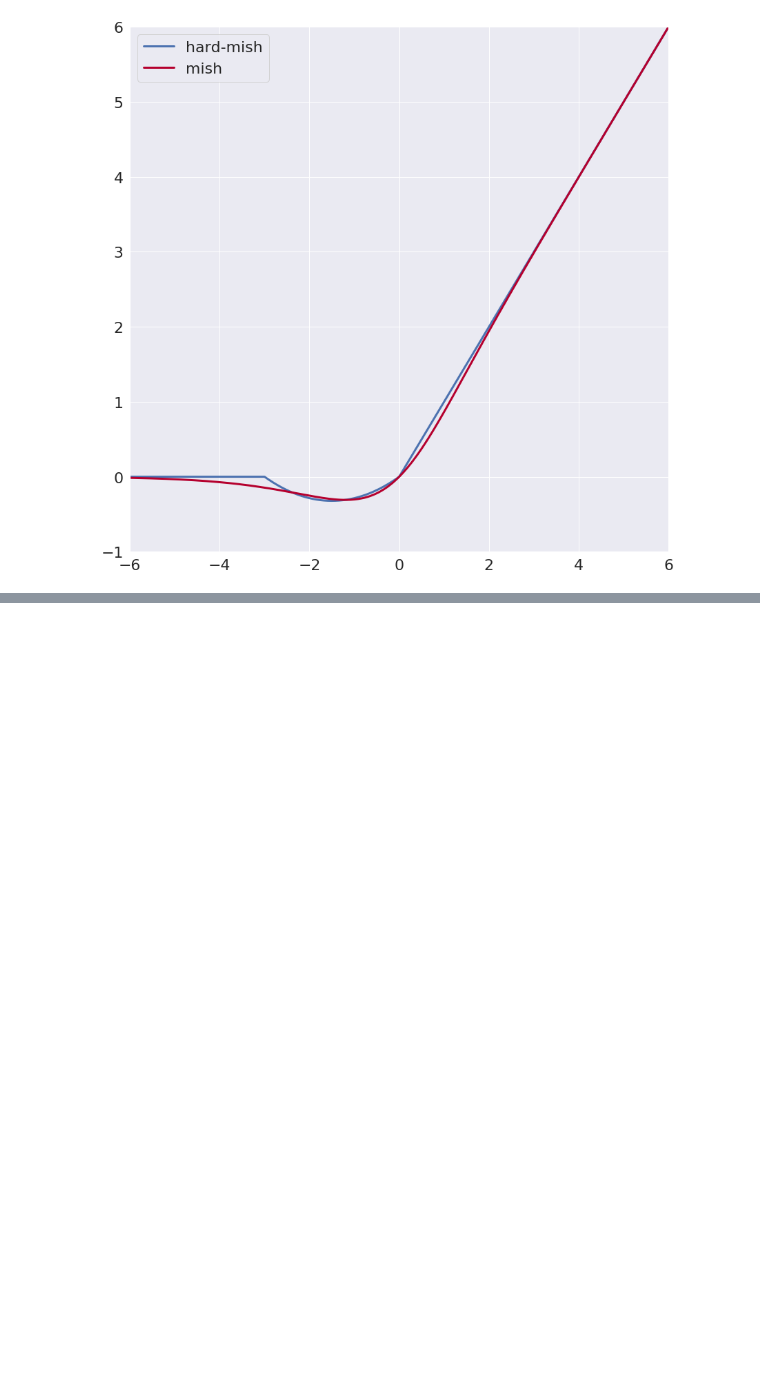
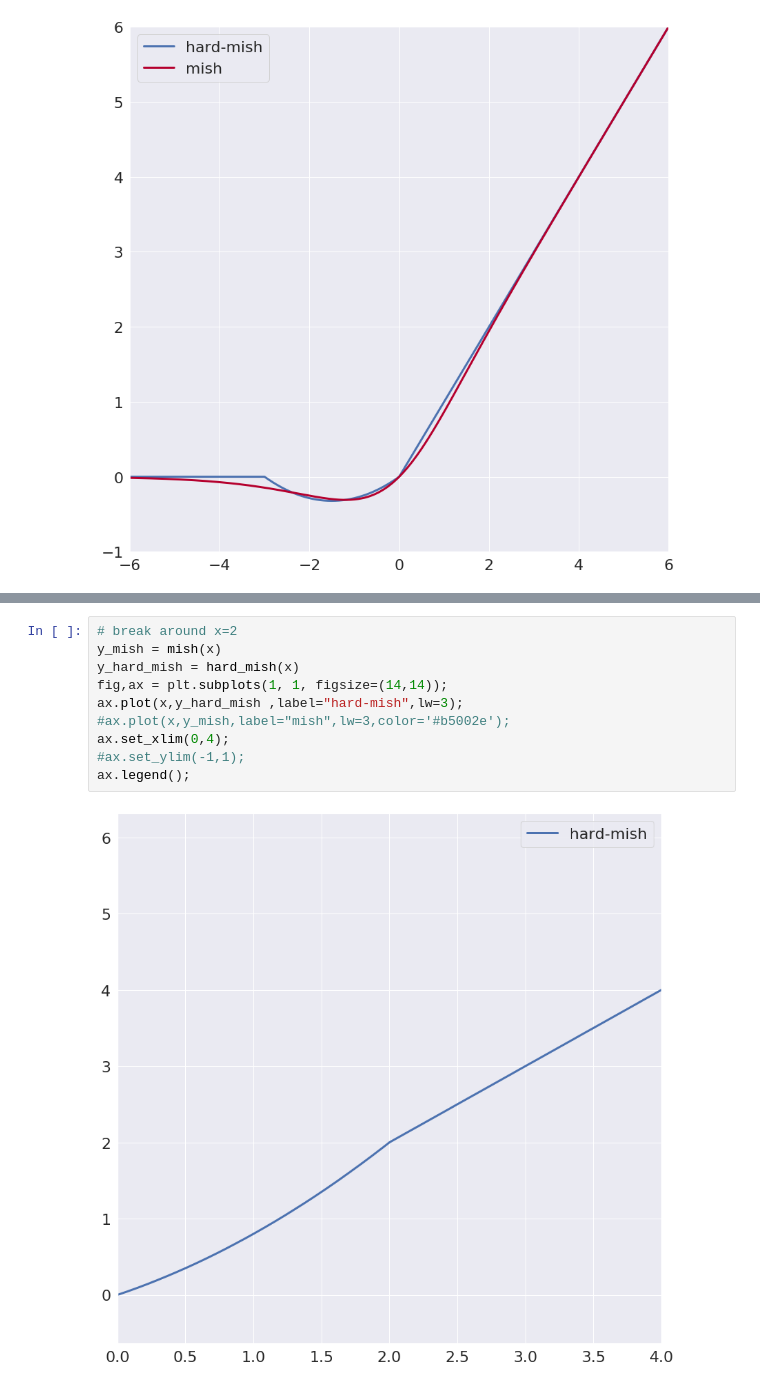
Before and after one commit to andrewRowlinson/data-science, a Jupyter notebook: neural_networks/hard-mish.ipynb, the cells around one changed output, grey strips where cells are left out. Saved outputs shown, nothing was run; the diff lists cells and outputs as text; blank space fills up the shorter version.

```diff
--- a/neural_networks/hard-mish.ipynb
+++ b/neural_networks/hard-mish.ipynb
@@ -170,0 +204,12 @@ ax.legend();
+# %%
+# break around x=2
+y_mish = mish(x)
+y_hard_mish = hard_mish(x)
+fig,ax = plt.subplots(1, 1, figsize=(14,14));
+ax.plot(x,y_hard_mish ,label="hard-mish",lw=3);
+#ax.plot(x,y_mish,label="mish",lw=3,color='#b5002e');
+ax.set_xlim(0,4);
+#ax.set_ylim(-1,1);
+ax.legend();
+# %% [output]
+[figure, added]
```
Also changed, not shown: parts of 8 cells of this notebook.
